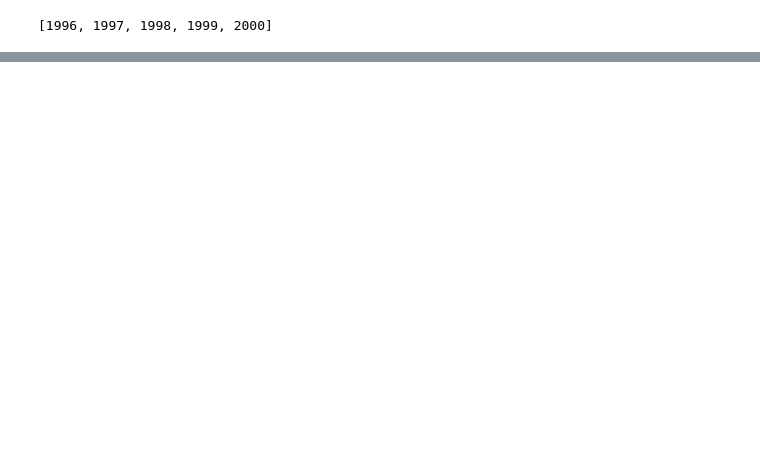
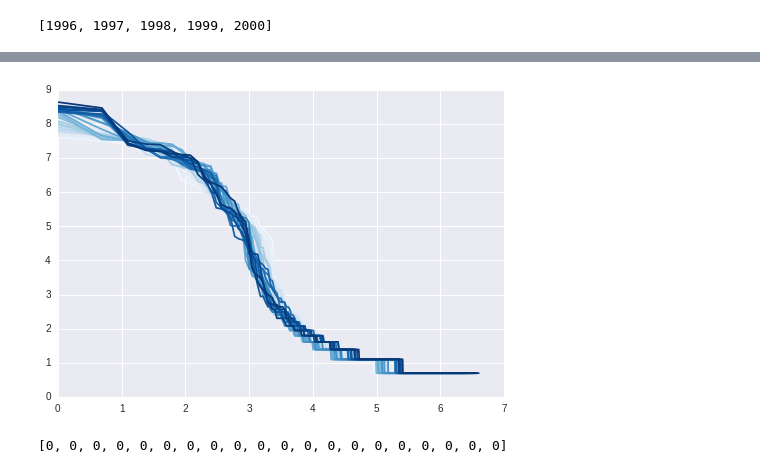
Before and after one commit to JusteRaimbault/PatentsMining, a Jupyter notebook: Models/Semantic/Analysis.ipynb, the cells around one changed output, grey strips where cells are left out. Saved outputs shown, nothing was run; the diff lists cells and outputs as text; code cells hidden in the pictures; blank space fills up the shorter version.

```diff
--- a/Models/Semantic/Analysis.ipynb
+++ b/Models/Semantic/Analysis.ipynb
@@ -76,0 +96,12 @@ list(range(year-4,year+1))
+# %%
+seaborn.set_palette('Blues',33)
+for year in range(1980,2013):
+#comsfg[year].as_clustering().membership
+    sizes = get_sizes(coms[year])
+    plot.plot(list(map(math.log,list(range(1,len(sizes)+1)))),list(map(math.log,sorted(sizes,reverse=True))))
+# %% [output]
+[figure, added]
+# %%
+[0]*20
+# %% [output]
+[0, 0, 0, 0, 0, 0, 0, 0, 0, 0, 0, 0, 0, 0, 0, 0, 0, 0, 0, 0]
```
Also changed, not shown: parts of 11 cells of this notebook, 5 other files.
